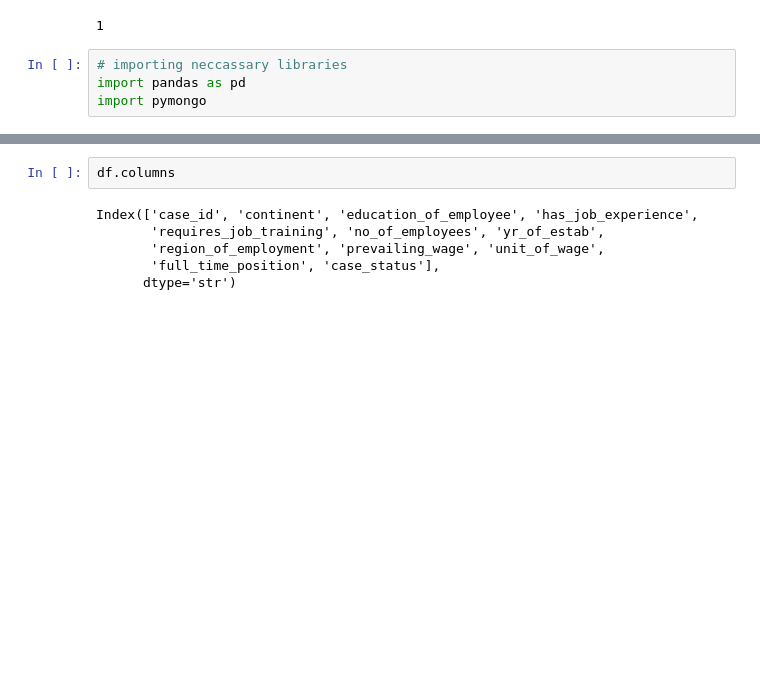
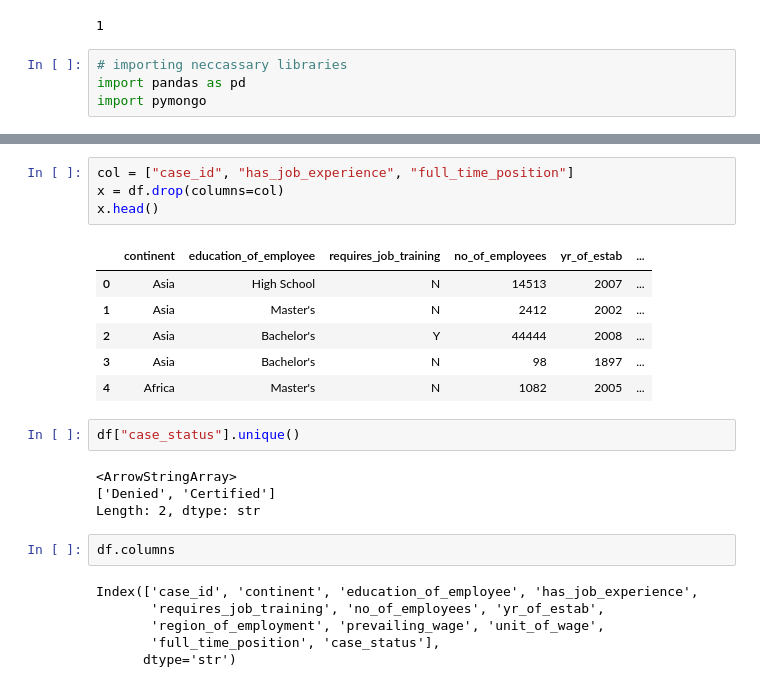
Before and after one commit to Kazeem-Bello/US-Visa-Approval-Prediction, a Jupyter notebook: notebook/mongo_DB-demo.ipynb, the cells around one changed output, grey strips where cells are left out. Saved outputs shown, nothing was run; the diff lists cells and outputs as text; blank space fills up the shorter version.

```diff
--- a/notebook/mongo_DB-demo.ipynb
+++ b/notebook/mongo_DB-demo.ipynb
@@ -20,6 +20,23 @@ df.head()
 | 2 | EZYV03 | Asia | Bachelor's | N | Y | 44444 | ... |
 | 3 | EZYV04 | Asia | Bachelor's | N | N | 98 | ... |
 | 4 | EZYV05 | Africa | Master's | Y | N | 1082 | ... |
+# %%
+col = ["case_id", "has_job_experience", "full_time_position"]
+x = df.drop(columns=col)
+x.head()
+# %% [output]
+|  | continent | education_of_employee | requires_job_training | no_of_employees | yr_of_estab | ... |
+| 0 | Asia | High School | N | 14513 | 2007 | ... |
+| 1 | Asia | Master's | N | 2412 | 2002 | ... |
+| 2 | Asia | Bachelor's | Y | 44444 | 2008 | ... |
+| 3 | Asia | Bachelor's | N | 98 | 1897 | ... |
+| 4 | Africa | Master's | N | 1082 | 2005 | ... |
+# %%
+df["case_status"].unique()
+# %% [output]
+<ArrowStringArray>
+['Denied', 'Certified']
+Length: 2, dtype: str
 # %%
 df.columns
 # %% [output]
```
Also changed, not shown: 7 other files.
